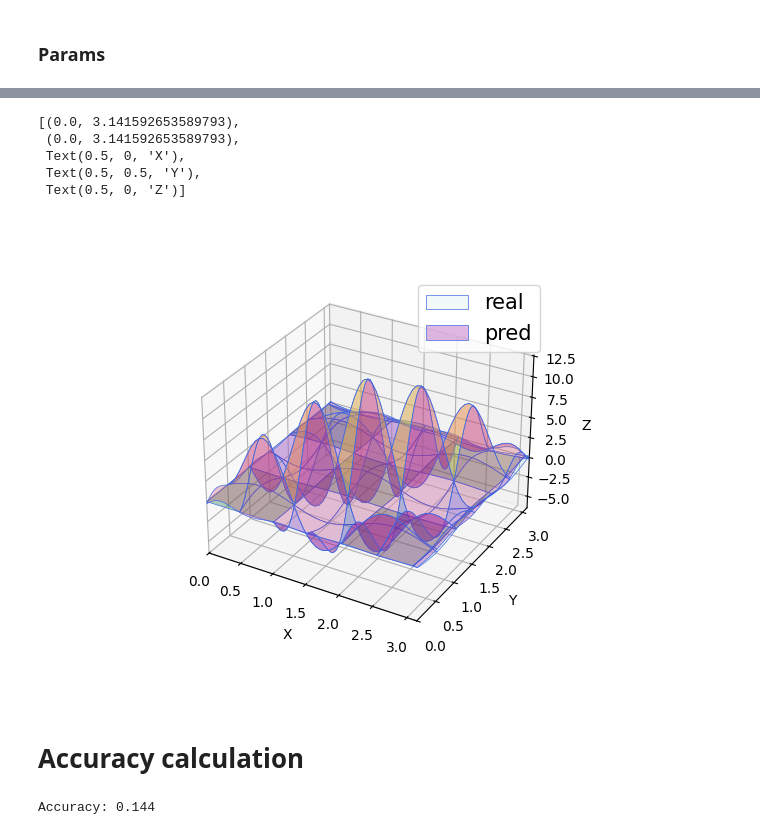
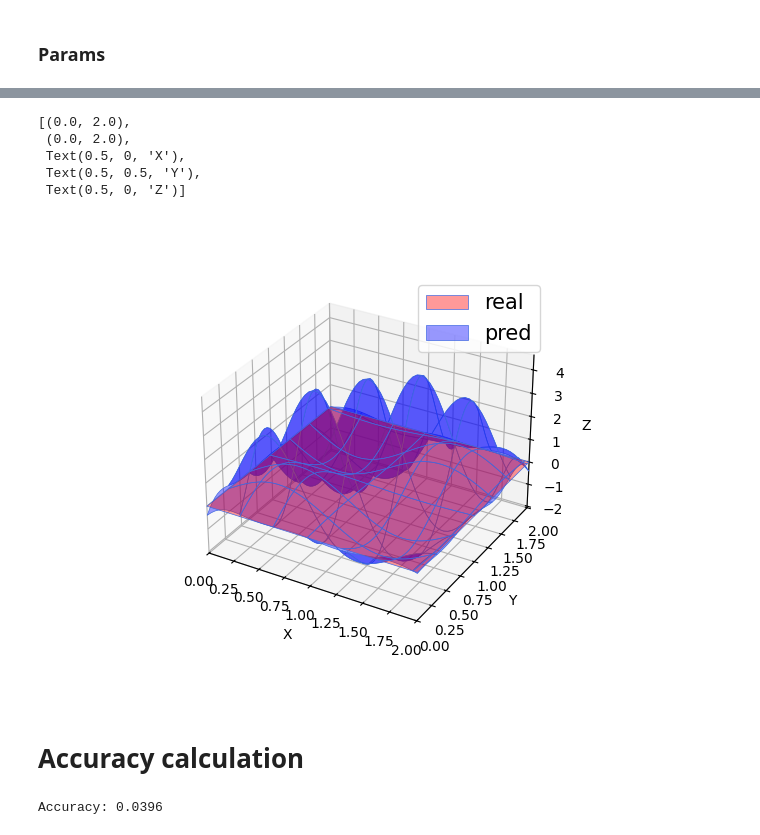
Before and after one commit to C0c0n4t/PINN_Poisson, a Jupyter notebook: src/Puasson.ipynb, the cells around one changed output, grey strips where cells are left out. Drawn from its saved outputs; the diff is of its cells as text; code cells hidden in the pictures.

```diff
--- a/src/Puasson.ipynb
+++ b/src/Puasson.ipynb
@@ -11,6 +11,7 @@ def custom_activation(x):
 NN = tf.keras.models.Sequential(
     [
         tf.keras.layers.Input((2,)),
+        tf.keras.layers.Dense(units=32, activation=custom_activation),
         tf.keras.layers.Dense(units=32, activation=custom_activation),
         tf.keras.layers.Dense(units=32, activation=custom_activation),
         tf.keras.layers.Dense(units=1),
@@ -73,6 +50,7 @@ def ode_system(coord, net, boarder):
 ### Params
 # %%
 grid_size = (50, 50)
-x_limits = (0, np.pi)
-y_limits = (0, np.pi)
-boarder_grid_size = (10, 10)
+x_limits = (0, 2)
+y_limits = (0, 2)
+border_grid_size = (50, 50)
+koef = 2
@@ -79,14 +79,14 @@ boarder_grid_size = (10, 10)
 # %%
-x = np.linspace(x_limits[0], x_limits[1], boarder_grid_size[0])
-y = np.linspace(y_limits[0], y_limits[1], boarder_grid_size[1])
+x = np.linspace(x_limits[0], x_limits[1], border_grid_size[0])
+y = np.linspace(y_limits[0], y_limits[1], border_grid_size[1])
 # y = np.random.uniform(1, 10, 10)
 x, y = np.meshgrid(x, y)
 train_coord = np.column_stack((x.flatten(), y.flatten()))
 
-boarder = train_coord.reshape(boarder_grid_size[0], boarder_grid_size[1], 2)
-boarder_01 = np.append(boarder[0], boarder[0][..., [1, 0]])
-boarder_02 = np.append(boarder[boarder_grid_size[0] - 1], boarder[boarder_grid_size[0] - 1][..., [1, 0]])
-boarder = np.append(boarder_01, boarder_02).reshape(boarder_grid_size[0] * 4, 2)
+border = train_coord.reshape(border_grid_size[0], border_grid_size[1], 2)
+border_01 = np.append(border[0], border[0][..., [1, 0]])
+border_02 = np.append(border[border_grid_size[0] - 1], border[border_grid_size[0] - 1][..., [1, 0]])
+border = np.append(border_01, border_02).reshape(border_grid_size[0] * 4, 2)
 
 x = np.linspace(x_limits[0], x_limits[1], grid_size[0])
 y = np.linspace(y_limits[0], y_limits[1], grid_size[1])
@@ -134,14 +153,6 @@ for _x in x[0]:
     for _y in x[0]:
         pred_coord.append([_x, _y])
 pred_u = NN.predict(np.array(pred_coord)).ravel().reshape(grid_size[0], grid_size[1])
-# plt.figure(figsize=(10, 8))
-# plt.plot(x, train_u, "ok", label="Train")
-# plt.plot_s(test_x, true_u, "-k", label="True")
-# plt.plot(test_t, pred_u, "--r", label="Prediction")
-# plt.legend(fontsize=15)
-# plt.xlabel("t", fontsize=15)
-# plt.ylabel("u", fontsize=15)
-# plt.show()
 ax = plt.figure().add_subplot(projection="3d")
 ax.plot_surface(
     test_x,
@@ -151,8 +162,9 @@ ax.plot_surface(
     lw=0.5,
     rstride=8,
     cstride=8,
-    alpha=0.3,
-    cmap="BuGn",
+    alpha=0.4,
+    # cmap="BuGn",
+    facecolor="red",
     label="real"
 )
 ax.plot_surface(
@@ -163,8 +175,9 @@ ax.plot_surface(
     lw=0.5,
     rstride=8,
     cstride=8,
-    alpha=0.3,
-    cmap="plasma",
+    alpha=0.4,
+    # cmap="plasma",
+    facecolor="blue",
     label="pred",
 )
 # ax.scatter(x, y, train_u, s=0.5, label="train")
@@ -175,14 +188,14 @@ ax.set(xlim=x_limits, ylim=y_limits, xlabel="X", ylabel="Y", zlabel="Z")
-[(0.0, 3.141592653589793),
- (0.0, 3.141592653589793),
+[(0.0, 2.0),
+ (0.0, 2.0),
  Text(0.5, 0, 'X'),
  Text(0.5, 0.5, 'Y'),
  Text(0.5, 0, 'Z')]
-[figure, old version]
+[figure, new version]
 # %% [markdown]
 # Accuracy calculation
 # %%
 # Calculate the number of correct predictions
-correct_predictions = np.sum(np.isclose(pred_u, true_u, rtol=1))
+correct_predictions = np.sum(np.isclose(pred_u, true_u, rtol=0.1))
 
 # Calculate the total number of predictions
 total_predictions = np.prod(grid_size)
@@ -192,4 +205,4 @@ accuracy = correct_predictions / total_predictions
 
 print("Accuracy:", accuracy)
 # %% [output]
-Accuracy: 0.144
+Accuracy: 0.0396
```
Also changed, not shown: parts of 7 cells of this notebook, 4 other files.
